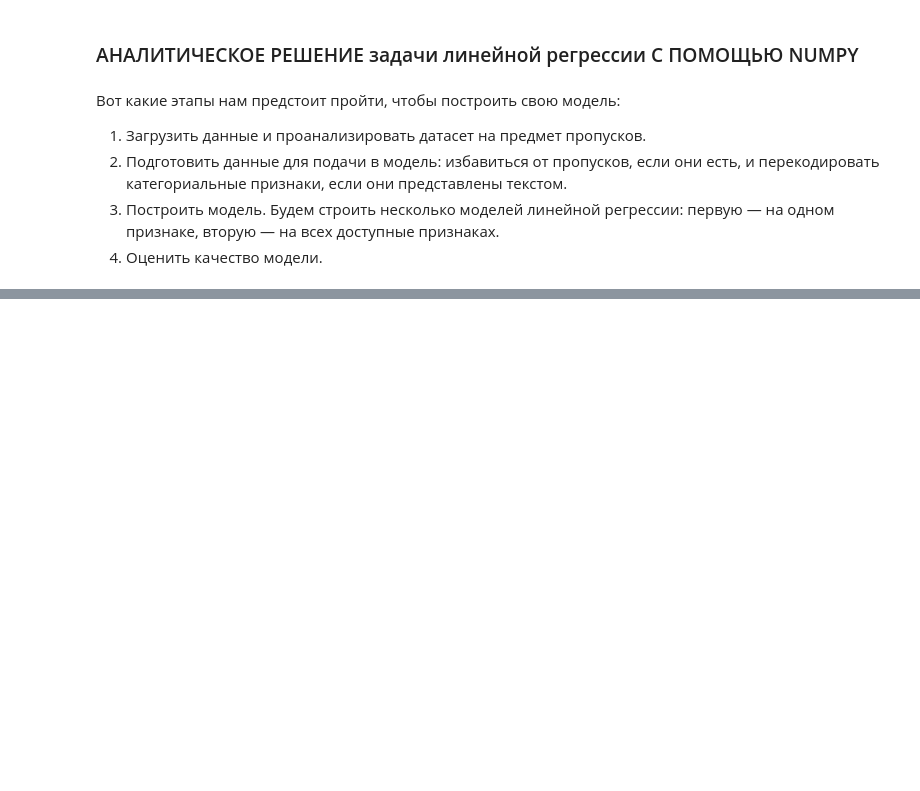
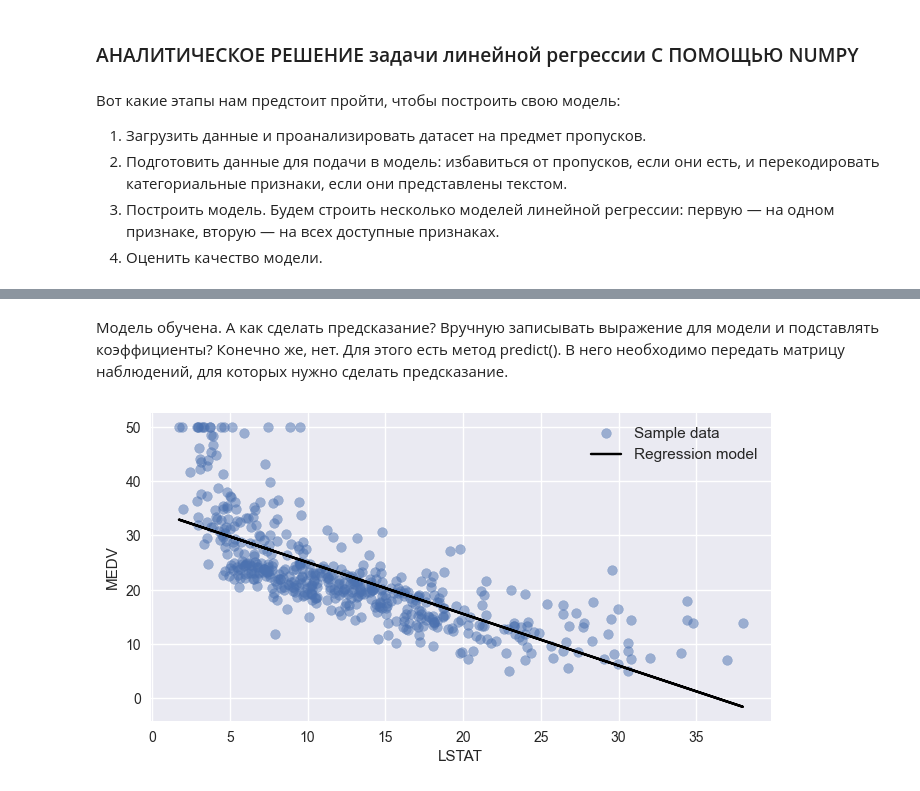
Before and after one commit to killri/sf_data_science, a Jupyter notebook: SF_DS_course_theory_and_practice/ML-2-regression/ml2-theory.ipynb, the cells around one changed output, grey strips where cells are left out. Saved outputs shown, nothing was run; the diff lists cells and outputs as text; code cells hidden in the pictures; blank space fills up the shorter version.

```diff
--- a/SF_DS_course_theory_and_practice/ML-2-regression/ml2-theory.ipynb
+++ b/SF_DS_course_theory_and_practice/ML-2-regression/ml2-theory.ipynb
@@ -25,0 +191,9 @@ The Boston housing prices dataset has an ethical problem: as
+# %% [markdown]
+Модель обучена. А как сделать предсказание? Вручную записывать выражение для модели и подставлять коэффициенты? Конечно же, нет. Для этого есть метод predict(). В него необходимо передать матрицу наблюдений, для которых нужно сделать предсказание.
+# %%
+#Предсказываем медианную цену для всех участков из набора данных
+y_predict = lr_lstat.predict(X)
+#Строим визуализацию
+plot_regression_2d(X, y, y_predict)
+# %% [output]
+[figure, added]
```
Also changed, not shown: parts of 124 cells of this notebook, 2 other files.
